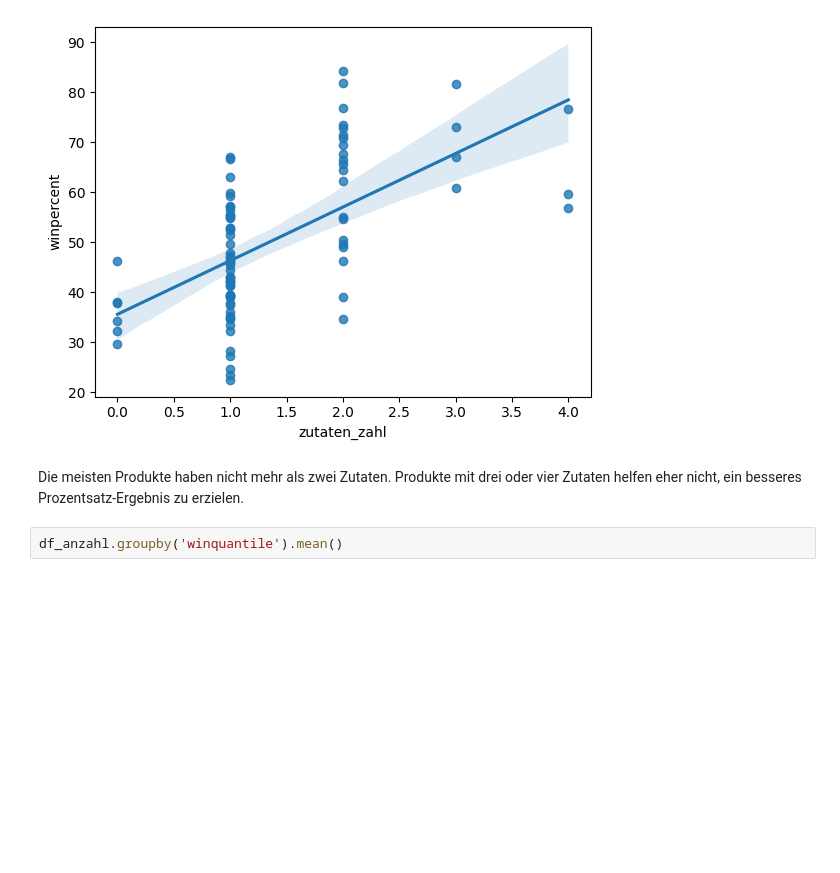
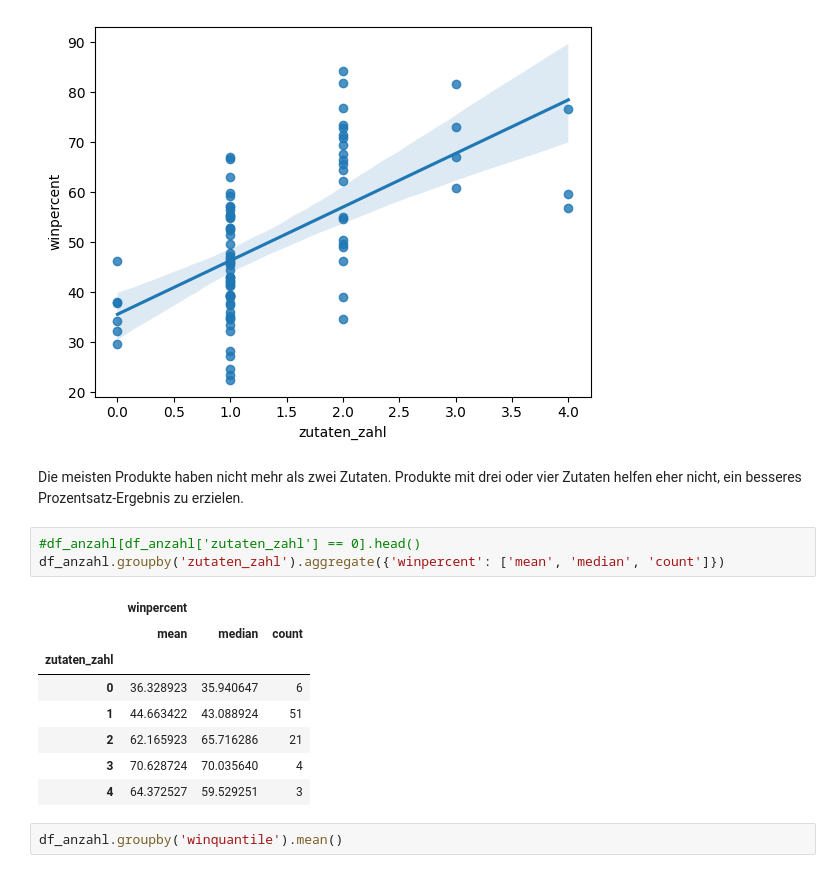
Before and after one commit to amanda8412383/candy_ranking, a Jupyter notebook: Süßigkeiten Anlysen.ipynb, the cells around one changed output. Cells and saved outputs as stored; diff of their text form; blank space fills up the shorter version.

Commit message:
fügt zutatenanzahl tabelle hinzu

```diff
--- a/Süßigkeiten Anlysen.ipynb
+++ b/Süßigkeiten Anlysen.ipynb
@@ -117,6 +117,18 @@ dist_reg_numerische_variable(df_anzahl, 'zutaten_zahl')
 [figure]
 # %% [markdown]
 Die meisten Produkte haben nicht mehr als zwei Zutaten. Produkte mit drei oder vier Zutaten helfen eher nicht, ein besseres Prozentsatz-Ergebnis zu erzielen.
+# %%
+#df_anzahl[df_anzahl['zutaten_zahl'] == 0].head()
+df_anzahl.groupby('zutaten_zahl').aggregate({'winpercent': ['mean', 'median', 'count']})
+# %% [output]
+|  | winpercent |  |  |
+|  | mean | median | count |
+| zutaten_zahl |  |  |  |
+| 0 | 36.328923 | 35.940647 | 6 |
+| 1 | 44.663422 | 43.088924 | 51 |
+| 2 | 62.165923 | 65.716286 | 21 |
+| 3 | 70.628724 | 70.035640 | 4 |
+| 4 | 64.372527 | 59.529251 | 3 |
 # %%
 df_anzahl.groupby('winquantile').mean()
 # %% [output]
```
